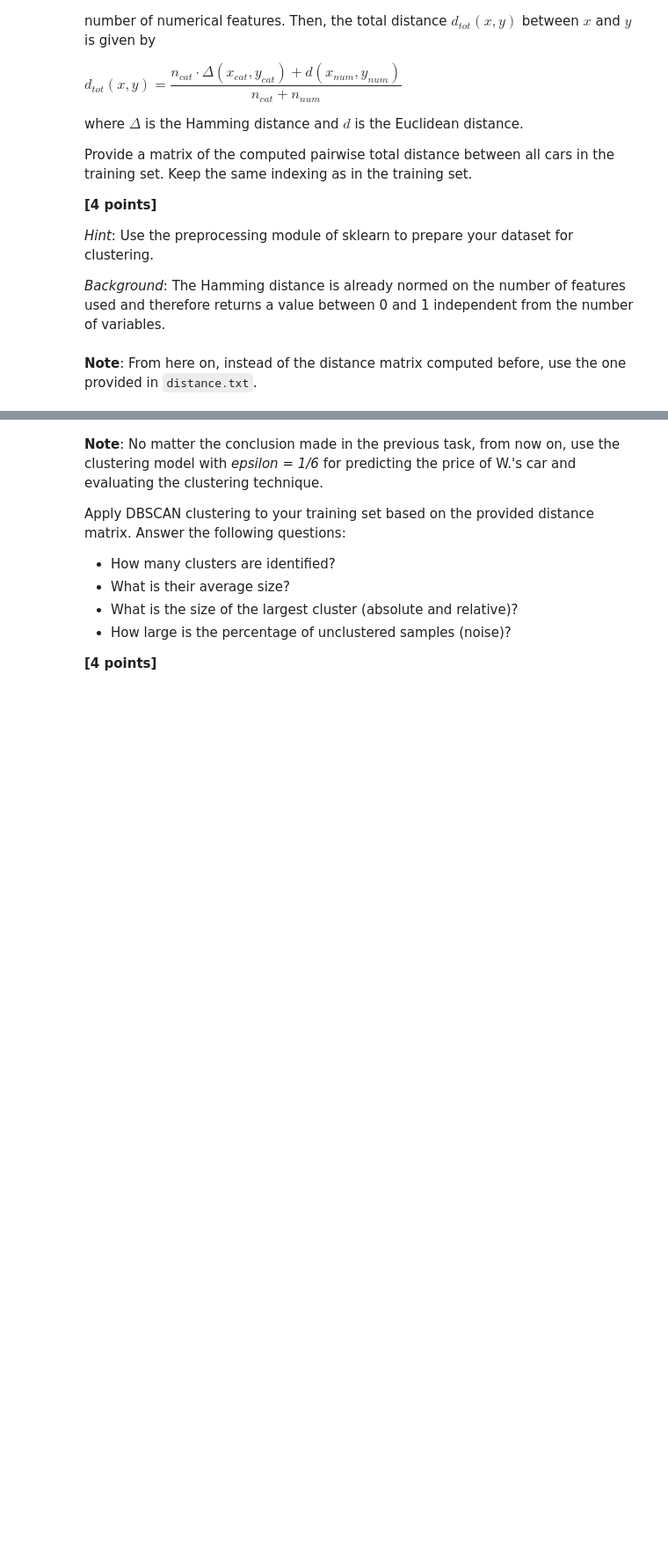
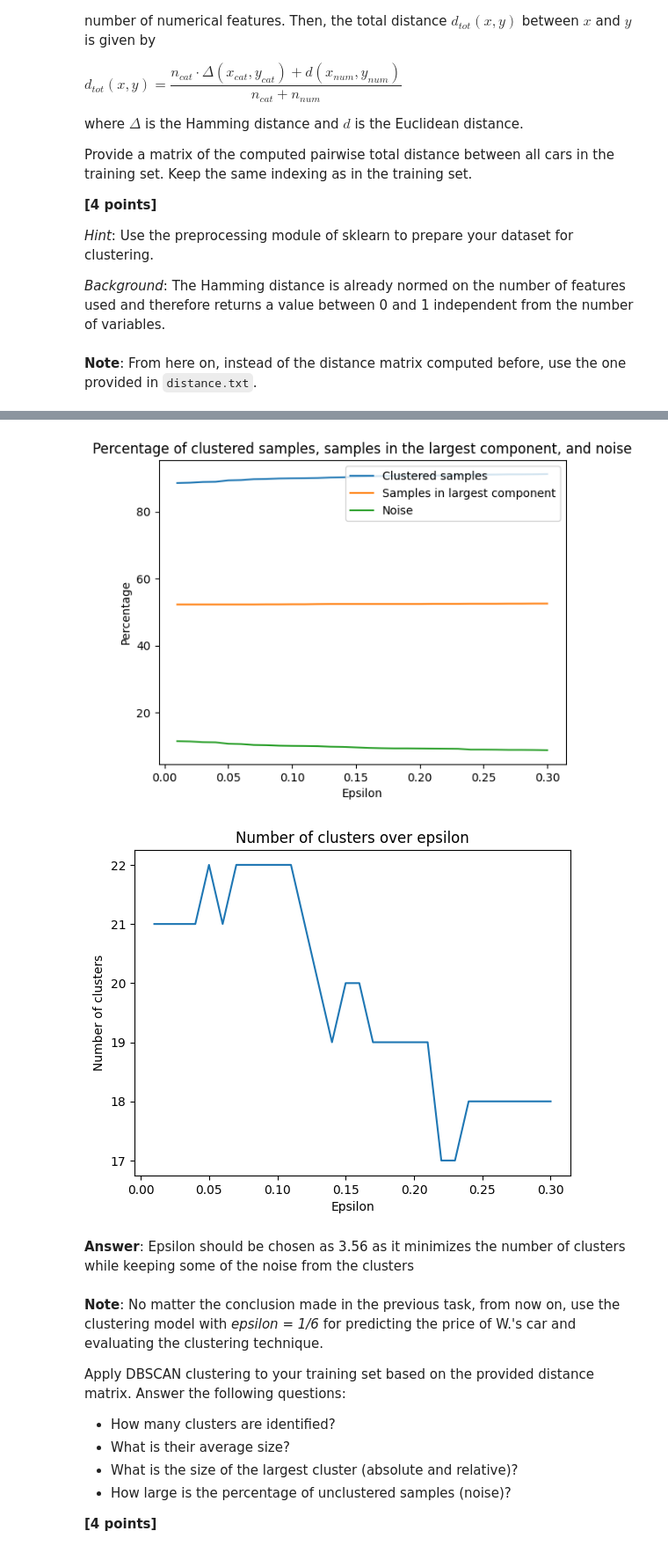
Before and after one commit to Floyden/IDS1, a Jupyter notebook: IDS_WS23_Assignment_part_1-student_updated.ipynb, the cells around one changed output, grey strips where cells are left out. Shown at 88% size. Drawn from its saved outputs; the diff is of its cells as text; code cells hidden in the pictures; blank space fills up the shorter version.

```diff
--- a/IDS_WS23_Assignment_part_1-student_updated.ipynb
+++ b/IDS_WS23_Assignment_part_1-student_updated.ipynb
@@ -583,3 +633,52 @@ Based on these diagrams, which value for *epsilon* seems to be most suitable? Ex
+# %%
+from sklearn.cluster import DBSCAN
+import numpy as np
+
+clustered = []
+largest = []
+noise = []
+nclusters = []
+epsilon = np.arange(0.01, 0.31, 0.01)
+
+import numpy as np
+np.set_printoptions(threshold=np.inf)
+
+
+for eps in epsilon:
+    db = DBSCAN(eps=eps+distances[3200]).fit(dist)
+    labels = db.labels_
+    clustered.append((labels != -1).mean() * 100)
+    noise.append((labels == -1).mean() * 100)
+    nclusters.append(len(set(labels)) - (1 if -1 in labels else 0))
+    bincount = np.bincount([l for l in labels if l>=0])
+    if(len(bincount > 0)):
+        largest.append((bincount.argmax() == labels).mean() * 100)
+    else:
+        largest.append(0)
+
+
+fig, ax = plt.subplots()
+ax.plot(epsilon, clustered, label='Clustered samples')
+ax.plot(epsilon, largest, label='Samples in largest component')
+ax.plot(epsilon, noise, label='Noise')
+ax.set_xlabel('Epsilon')
+ax.set_ylabel('Percentage')
+ax.set_title('Percentage of clustered samples, samples in the largest component, and noise')
+ax.legend()
+plt.show()
+
+fig, ax = plt.subplots()
+ax.plot(epsilon, nclusters)
+ax.set_xlabel('Epsilon')
+ax.set_ylabel('Number of clusters')
+ax.set_title('Number of clusters over epsilon')
+plt.show()
+# %% [output]
+[figure, added]
+[figure, added]
+# %% [markdown]
+**Answer**:
+Epsilon should be chosen as 3.56 as it minimizes the number of clusters while keeping some of the noise from the clusters
 # %% [markdown]
 **Note**: No matter the conclusion made in the previous task, from now on, use the clustering model with *epsilon = 1/6* for predicting the price of W.'s car and evaluating the clustering technique.
 
```
Also changed, not shown: parts of 37 cells of this notebook.
